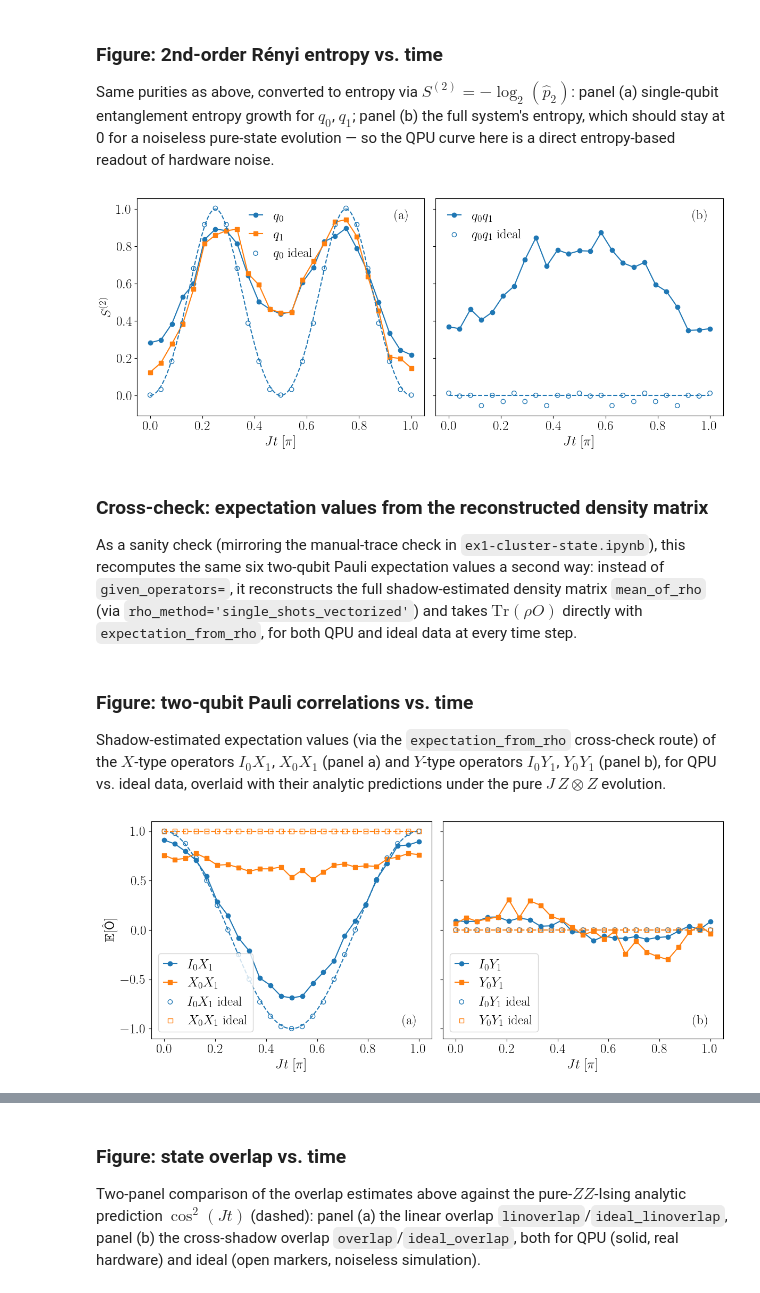
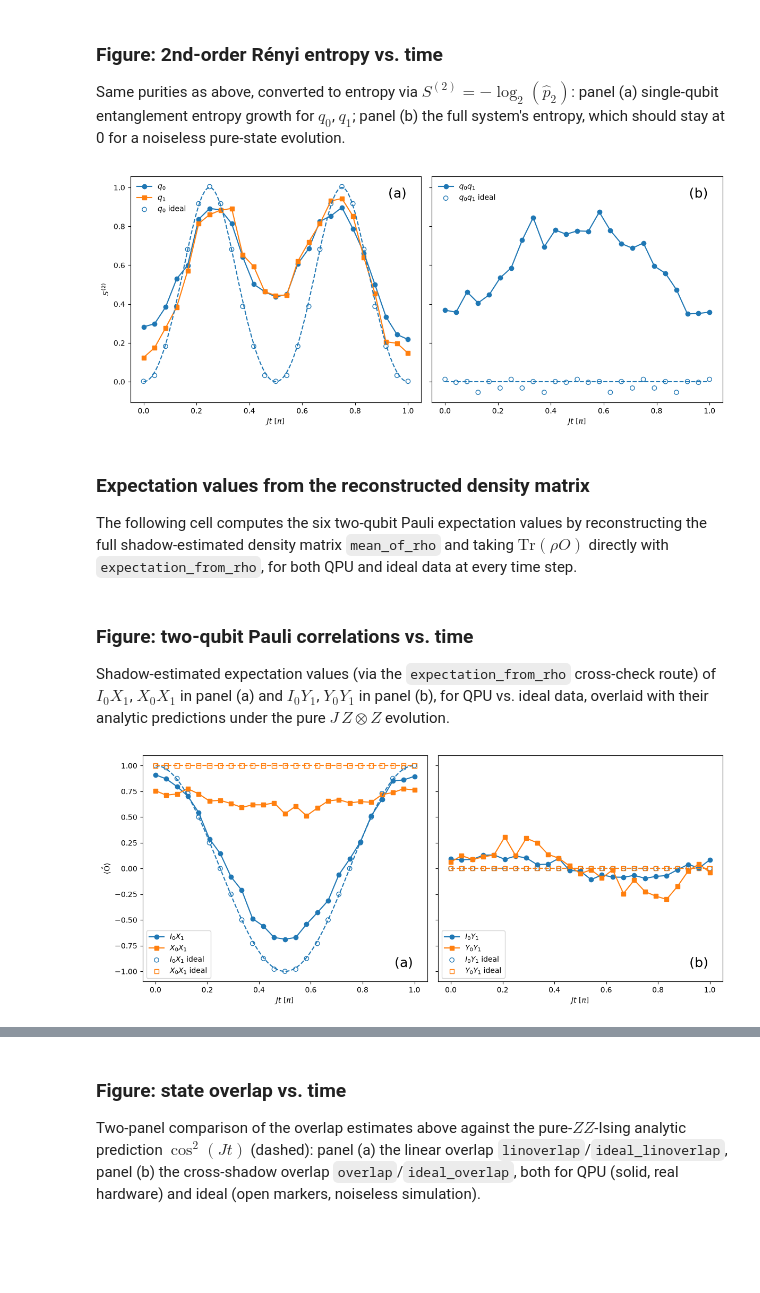
Before and after one commit to qurrium/classical-shadow-examples, a Jupyter notebook: ex2-Ising-evolution.ipynb, the cells around one changed output, grey strips where cells are left out. Cells and saved outputs as stored; diff of their text form; code cells hidden in the pictures; blank space fills up the shorter version.

```diff
--- a/ex2-Ising-evolution.ipynb
+++ b/ex2-Ising-evolution.ipynb
@@ -36,14 +24,3 @@ print("| Using qurrium version:", __version__)
-# %%
-import matplotlib.pyplot as plt
-pltparams = {'legend.fontsize': 18,
-             'legend.handlelength': 1,
-             'xtick.labelsize':18,'ytick.labelsize':18,
-             'axes.labelsize':18,
-             "text.usetex": True}
-plt.rcParams.update(pltparams)
-plt.rcParams['font.family'] = 'serif'
-plt.rcParams['font.serif'] = ['Computer Modern Roman']
-plt.rcParams['text.latex.preamble'] = r'\usepackage{amssymb}'
 # %%
 import json
 import numpy as np
@@ -71,9 +81,7 @@ For each of the 25 time steps (`time_step`), load the corresponding JSON file: 9
 # %%
-# Refactored by Claude (claude-sonnet-4-6) on 2026-04-13
-# Reduced redundancy: define given_ops once and wrap csc calls in a helper function
 
-given_ops = [np.kron(X,I2), np.kron(I2,X), np.kron(X,X),
-             np.kron(Y,I2), np.kron(I2,Y), np.kron(Y,Y)]
+dirn='./ASQ_data/'
+
 
 def run_csc(counts, u_array):
     csc0   = classical_shadow_complex(shots=32, counts=counts, random_basis_array=u_array, selected_classical_registers=[0])
@@ -85,7 +93,7 @@ q0angle, q1angle, qsangle, exps = [], [], [], []
 ideal_q0angle, ideal_q1angle, ideal_qsangle, ideal_exps = [], [], [], []
 
 for time_step in range(25):
-    fn = dirn + "results.angle_{}_of_24.qubits_1_2.circuit_two_cx.json".format(time_step)
+    fn = dirn + "results.angle_{}_of_24.qubits_1_2.ZZ.json".format(time_step)
     with open(fn, "r") as file:
         data = json.load(file)
 
@@ -144,7 +152,7 @@ plt.show()
 # %% [markdown]
 ### Figure: 2nd-order Rényi entropy vs. time
 
-Same purities as above, converted to entropy via $S^{(2)} = -\log_2(\hat{p}_2)$: panel (a) single-qubit entanglement entropy growth for $q_0$, $q_1$; panel (b) the full system's entropy, which should stay at 0 for a noiseless pure-state evolution — so the QPU curve here is a direct entropy-based readout of hardware noise.
+Same purities as above, converted to entropy via $S^{(2)} = -\log_2(\hat{p}_2)$: panel (a) single-qubit entanglement entropy growth for $q_0$, $q_1$; panel (b) the full system's entropy, which should stay at 0 for a noiseless pure-state evolution.
 # %%
 ts    = np.arange(0, 25) / 24
 manyt = np.arange(0, 200) / 200
@@ -172,21 +180,26 @@ ax2.text(0.95, 0.95, '(b)', transform=ax2.transAxes, ha='right', va='top', fonts
 fig.tight_layout()
 plt.show()
 # %% [output]
-[figure, old version]
+[figure, new version]
 # %% [markdown]
-### Cross-check: expectation values from the reconstructed density matrix
+### Expectation values from the reconstructed density matrix
 
-As a sanity check (mirroring the manual-trace check in `ex1-cluster-state.ipynb`), this recomputes the same six two-qubit Pauli expectation values a second way: instead of `given_operators=`, it reconstructs the full shadow-estimated density matrix `mean_of_rho` (via `rho_method='single_shots_vectorized'`) and takes $\mathrm{Tr}(\rho  O)$ directly with `expectation_from_rho`, for both QPU and ideal data at every time step.
+The following cell computes the six two-qubit Pauli expectation values by reconstructing the full shadow-estimated density matrix `mean_of_rho` and taking $\mathrm{Tr}(\rho O)$ directly with `expectation_from_rho`, for both QPU and ideal data at every time step.
 # %%
 # Computes expectation values of two-qubit Pauli operators (XI, IX, XX, YI, IY, YY)
 # from the classical shadow estimated state rho(t), for both experimental and ideal data.
+I2 = np.eye(2)
+X = np.array([[0, 1], [1, 0]])
+Y = np.array([[0, -1.j], [1.j, 0]])
+Z = np.array([[1, 0], [0, -1]])
+
 given_ops = [np.kron(X,I2), np.kron(I2,X), np.kron(X,X),
              np.kron(Y,I2), np.kron(I2,Y), np.kron(Y,Y)]
 exps_rho = []
 ideal_exps_rho = []
 
 for time_step in range(25):
-    fn = dirn + 'results.angle_{}_of_24.qubits_1_2.circuit_two_cx.json'.format(time_step)
+    fn = dirn + 'results.angle_{}_of_24.qubits_1_2.ZZ.json'.format(time_step)
     with open(fn, 'r') as file:
         data = json.load(file)
 
@@ -195,50 +208,50 @@ for time_step in range(25):
     idealcount = [{k: round(v * 32) for k, v in data['ideal_results'][i][0].items()} for i in range(90)]
     idealu     = [data['ideal_results'][i][1] for i in range(90)]
 
-    basic,       _, _ = classical_shadow_complex(shots=32, counts=expcount,   random_basis_array=expu,   selected_classical_registers=[0,1], rho_method='single_shots_vectorized')
-    ideal_basic, _, _ = classical_shadow_complex(shots=32, counts=idealcount, random_basis_array=idealu, selected_classical_registers=[0,1], rho_method='single_shots_vectorized')
+    basic,       _, exps = classical_shadow_complex(shots=32, counts=expcount,   random_basis_array=expu,   selected_classical_registers=[0,1],given_operators=given_ops)
+    ideal_basic, _, ideal_exps = classical_shadow_complex(shots=32, counts=idealcount, random_basis_array=idealu, selected_classical_registers=[0,1],given_operators=given_ops)
+
 
     exps_rho.append(expectation_from_rho(basic['mean_of_rho'], given_ops))
     ideal_exps_rho.append(expectation_from_rho(ideal_basic['mean_of_rho'], given_ops))
-
 exps_rho       = np.array(exps_rho).real
 ideal_exps_rho = np.array(ideal_exps_rho).real
 # %% [markdown]
 ### Figure: two-qubit Pauli correlations vs. time
 
-Shadow-estimated expectation values (via the `expectation_from_rho` cross-check route) of the $X$-type operators $I_0X_1$, $X_0X_1$ (panel a) and $Y$-type operators $I_0Y_1$, $Y_0Y_1$ (panel b), for QPU vs. ideal data, overlaid with their analytic predictions under the pure $J\,Z\otimes Z$ evolution.
+Shadow-estimated expectation values (via the `expectation_from_rho` cross-check route) of $I_0X_1$, $X_0X_1$ in panel (a) and $I_0Y_1$, $Y_0Y_1$ in panel (b), for QPU vs. ideal data, overlaid with their analytic predictions under the pure $J\,Z\otimes Z$ evolution.
 # %%
 ts = np.arange(0, 25) / 24
 manyt = np.arange(0, 200) / 200
 fig, (ax1, ax2) = plt.subplots(1, 2, figsize=(12, 5), sharey=True)
 
 # Left: X components
 ax1.plot(ts, exps_rho[:,0],      label=r'$I_0X_1$', linestyle='-', marker='o')
 ax1.plot(ts, exps_rho[:,2],      label=r'$X_0X_1$', linestyle='-', marker='s')
 ax1.plot(manyt, np.cos(manyt*np.pi*2), linestyle='--', color='C0')
 ax1.plot(manyt,np.ones(manyt.shape), linestyle='--', color='C1')
 ax1.scatter(ts, ideal_exps_rho[:,0], label=r'$I_0X_1$ ideal', facecolors='none', edgecolors='C0', marker='o')
 ax1.scatter(ts, ideal_exps_rho[:,2], label=r'$X_0X_1$ ideal', facecolors='none', edgecolors='C1', marker='s')
 ax1.set_xlabel(r'$Jt\ [\pi]$')
-ax1.set_ylabel(r'$\mathbb{E}[\hat{\mathsf{O}}]$')
+ax1.set_ylabel(r'$\langle\hat{\mathsf{O}}\rangle$')
 ax1.legend(loc='lower left')
 ax1.text(0.95, 0.05, '(a)', transform=ax1.transAxes, ha='right', va='bottom', fontsize=18)
 
 # Right: Y components
 ax2.plot(ts, exps_rho[:,3],      label=r'$I_0Y_1$', linestyle='-', marker='o')
 ax2.plot(ts, exps_rho[:,5],      label=r'$Y_0Y_1$', linestyle='-', marker='s')
 ax2.plot(manyt,np.zeros(manyt.shape), linestyle='--', color='C0')
 ax2.plot(manyt,np.zeros(manyt.shape), linestyle='--', color='C1')
 ax2.scatter(ts, ideal_exps_rho[:,3], label=r'$I_0Y_1$ ideal', facecolors='none', edgecolors='C0', marker='o')
 ax2.scatter(ts, ideal_exps_rho[:,5], label=r'$Y_0Y_1$ ideal', facecolors='none', edgecolors='C1', marker='s')
 ax2.set_xlabel(r'$Jt\ [\pi]$')
 ax2.legend(loc='lower left')
 ax2.text(0.95, 0.05, '(b)', transform=ax2.transAxes, ha='right', va='bottom', fontsize=18)
 
 fig.tight_layout()
 plt.show()
 # %% [output]
-[figure, old version]
+[figure, new version]
 # %% [markdown]
 ### State overlap with the initial state
 
```
Also changed, not shown: parts of 16 cells of this notebook, 1 other file.
